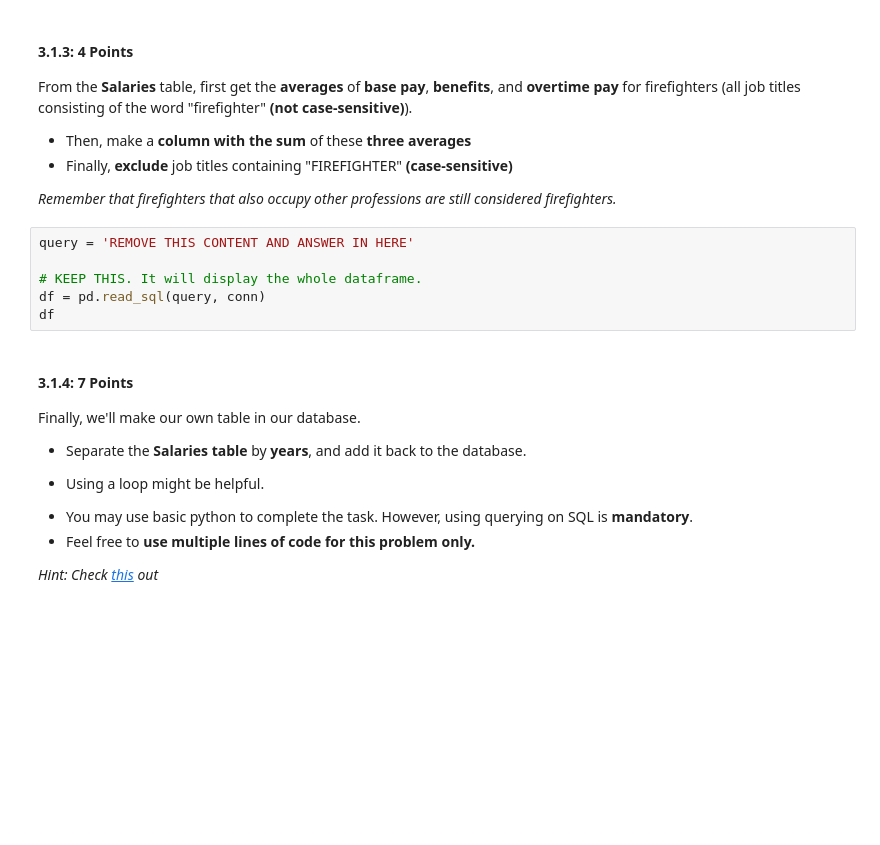
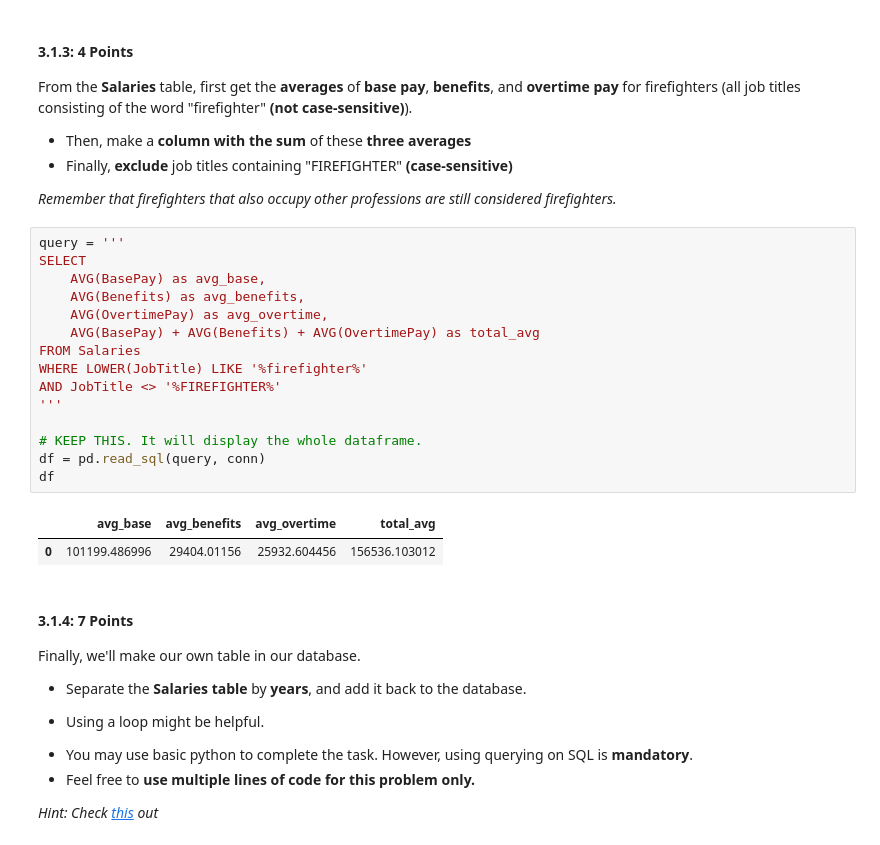
Before and after one commit to alem425/amorgCMSC320_Spring25_Git, a Jupyter notebook: HW1/CMSC320_HW1_Spring2025.ipynb, the cells around one changed output. Saved outputs shown, nothing was run; the diff lists cells and outputs as text; blank space fills up the shorter version.

```diff
--- a/HW1/CMSC320_HW1_Spring2025.ipynb
+++ b/HW1/CMSC320_HW1_Spring2025.ipynb
@@ -554,11 +547,23 @@ From the **Salaries** table, first get the **averages** of **base pay**, **benef
 
 *Remember that firefighters that also occupy other professions are still considered firefighters.*
 # %%
-query = 'REMOVE THIS CONTENT AND ANSWER IN HERE'
+query = '''
+SELECT
+    AVG(BasePay) as avg_base,
+    AVG(Benefits) as avg_benefits,
+    AVG(OvertimePay) as avg_overtime,
+    AVG(BasePay) + AVG(Benefits) + AVG(OvertimePay) as total_avg
+FROM Salaries
+WHERE LOWER(JobTitle) LIKE '%firefighter%'
+AND JobTitle <> '%FIREFIGHTER%'
+'''
 
 # KEEP THIS. It will display the whole dataframe.
 df = pd.read_sql(query, conn)
 df
+# %% [output]
+|  | avg_base | avg_benefits | avg_overtime | total_avg |
+| 0 | 101199.486996 | 29404.01156 | 25932.604456 | 156536.103012 |
 # %% [markdown]
 #### **3.1.4: 7 Points**
 
```
Also changed, not shown: parts of 15 cells of this notebook, 3 other files.
